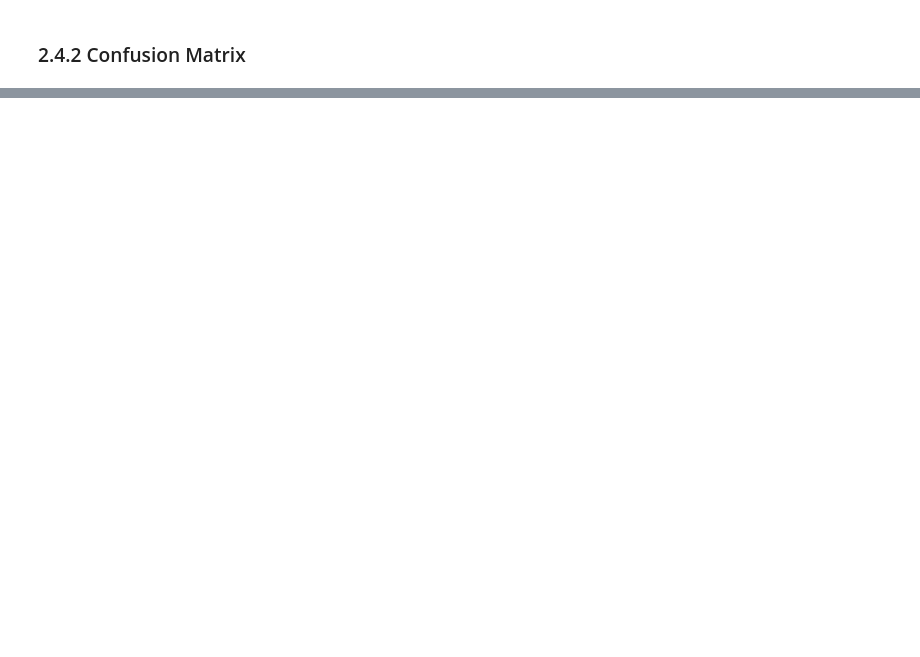
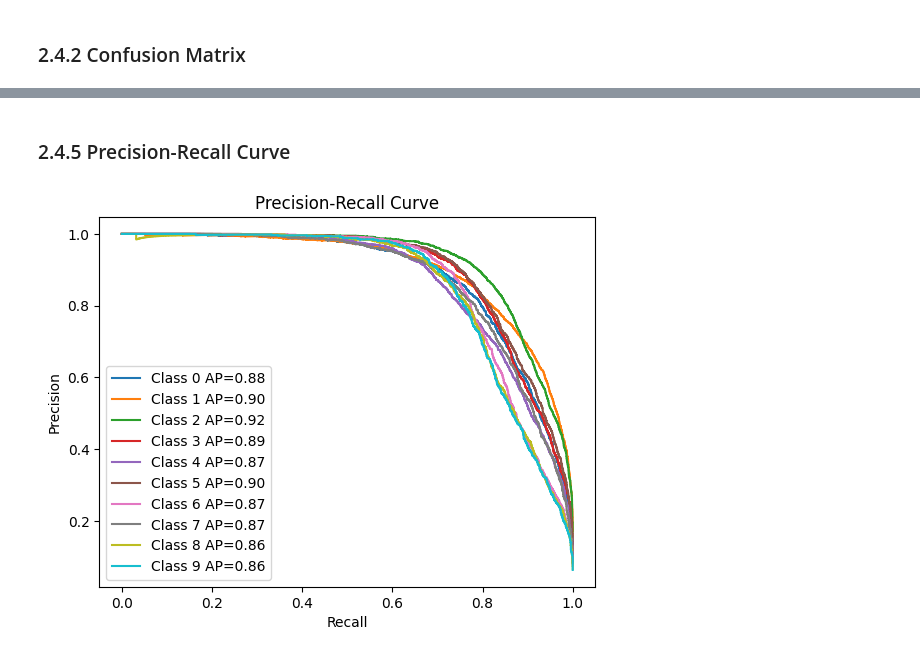
Before and after one commit to hyz-courses/CISC3024-Pattern-Recognition, a Jupyter notebook: Final_Project/main.ipynb, the cells around one changed output, grey strips where cells are left out. Cells and saved outputs as stored; diff of their text form; code cells hidden in the pictures; blank space fills up the shorter version.

```diff
--- a/Final_Project/main.ipynb
+++ b/Final_Project/main.ipynb
@@ -315,0 +404,16 @@ plt.show()
+# %% [markdown]
+### 2.4.5 Precision-Recall Curve
+# %%
+for i in range(0, 10):
+    precision_i, recall_i, _ = precision_recall_curve(true_labels_bin[:, i], np.array(pred_scores)[:, i])
+    average_precision = average_precision_score(true_labels_bin[:, i], np.array(pred_scores)[:, i])
+    plt.step(recall_i, precision_i, where="post", label=f"Class {i} AP={average_precision:.2f}")
+
+plt.xlabel("Recall")
+plt.ylabel("Precision")
+
+plt.title("Precision-Recall Curve")
+plt.legend(loc="best")
+plt.show()
+# %% [output]
+[figure, added]
```
Also changed, not shown: parts of 23 cells of this notebook, 9 other files.
